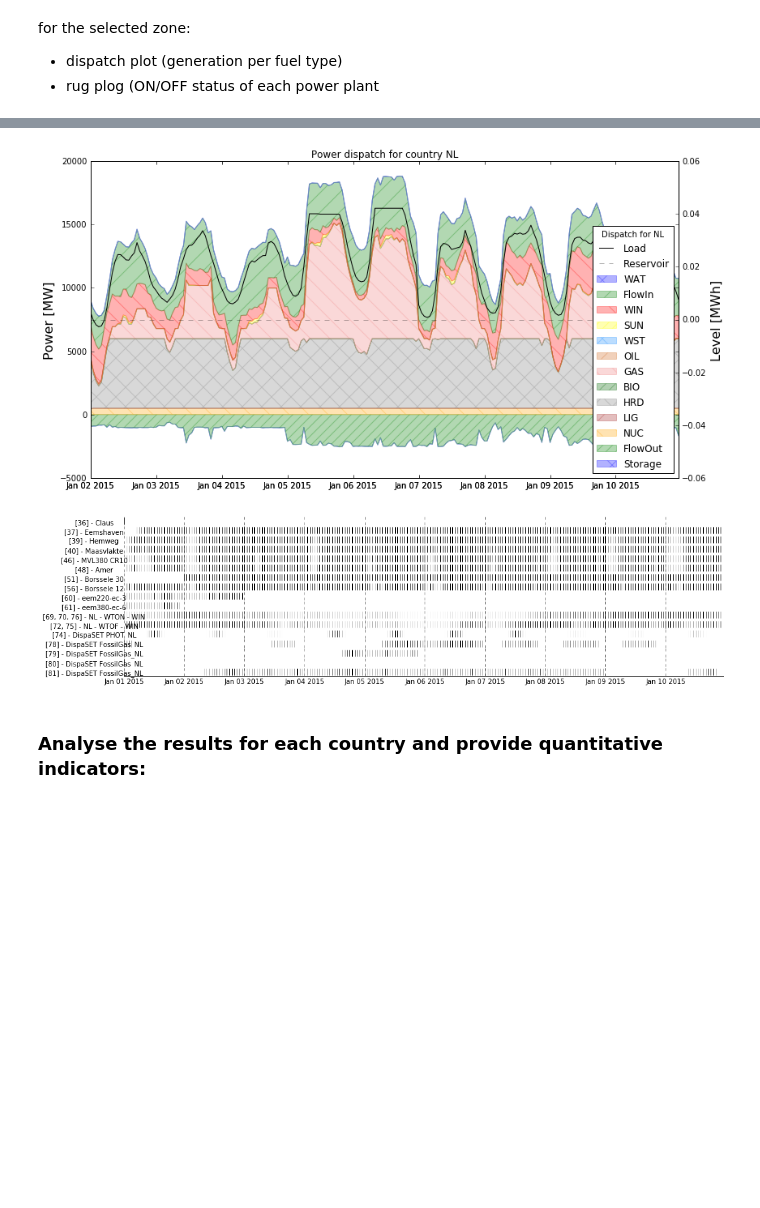
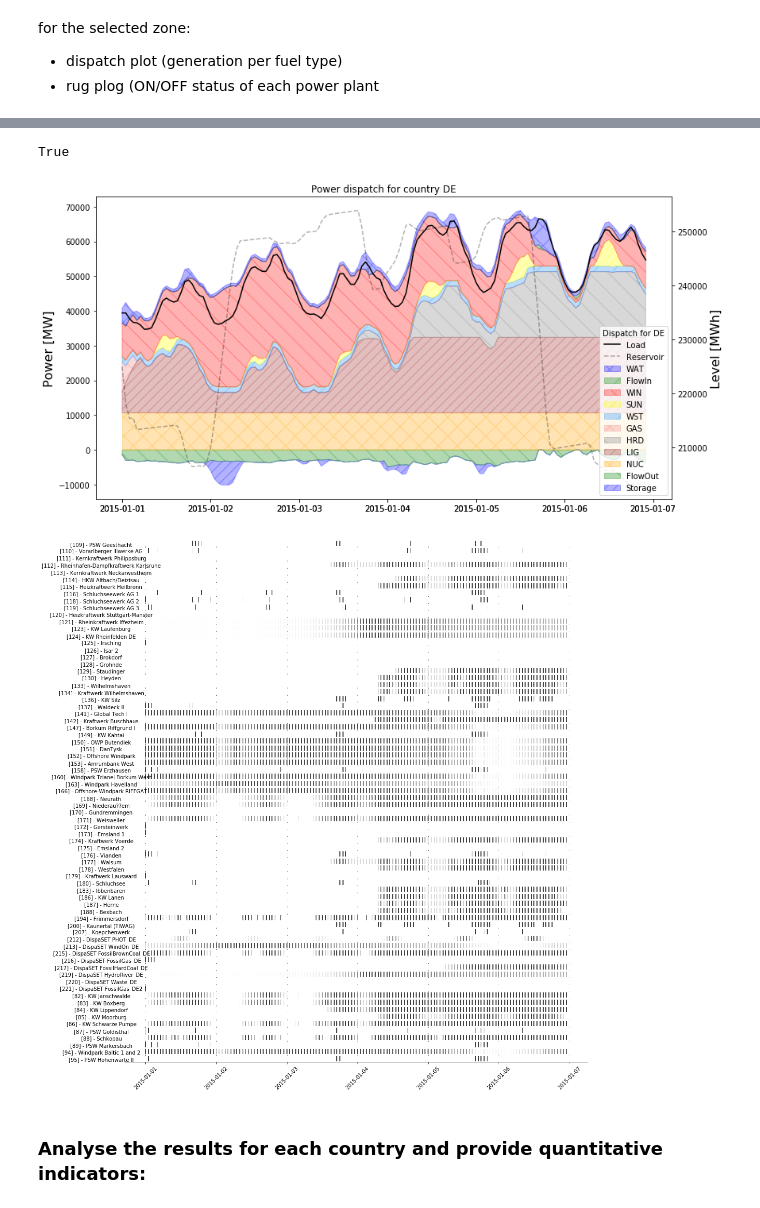
Before and after one commit to Matzee/Dispa-SET, a Jupyter notebook: scripts/Read_results_notebook.ipynb, the cells around one changed output, grey strips where cells are left out. Cells and saved outputs as stored; diff of their text form; code cells hidden in the pictures; blank space fills up the shorter version.

```diff
--- a/scripts/Read_results_notebook.ipynb
+++ b/scripts/Read_results_notebook.ipynb
@@ -22,7 +22,7 @@ import numpy as np
 # %% [markdown]
 The folder must contain the simulatin inputs (written by the pre-processing tool) as wall as the simulation results (Results.gdx).
 # %%
-path = '../Simulations/simulation_test'
+path = '../Simulations/simulation_Noclustering'
 # %% [markdown]
 ### Load the inputs and the results of the simulation
 # %% [markdown]
@@ -77,5 +58,6 @@ for the selected zone:
 - dispatch plot (generation per fuel type)
 - rug  plog (ON/OFF status of each power plant
 # %%
+c = 'DE'
 ds.plot_country(inputs,results,c,rng=rng)
 # %% [output]
@@ -83,5 +65,6 @@ True
+True
-[figure, old version]
+[figure, new version]
-[figure, old version]
+[figure, new version]
 # %% [markdown]
 ### Analyse the results for each country and provide quantitative indicators:
 # %%
```
Also changed, not shown: parts of 12 cells of this notebook, 10 other files.
